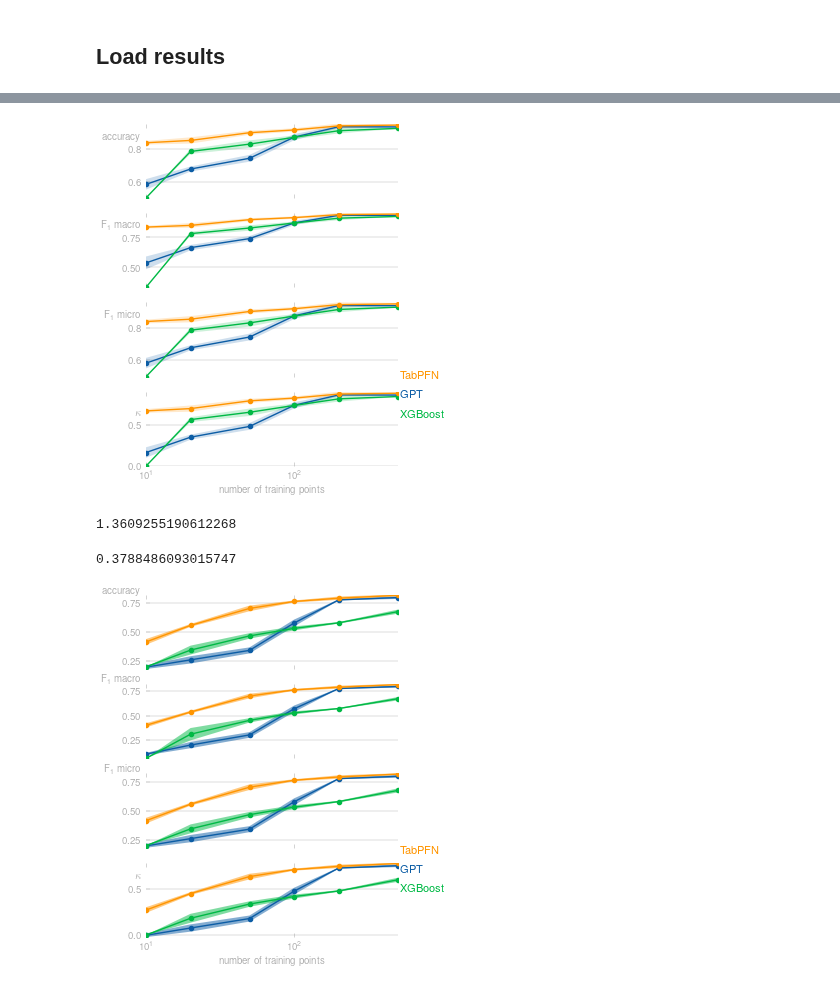
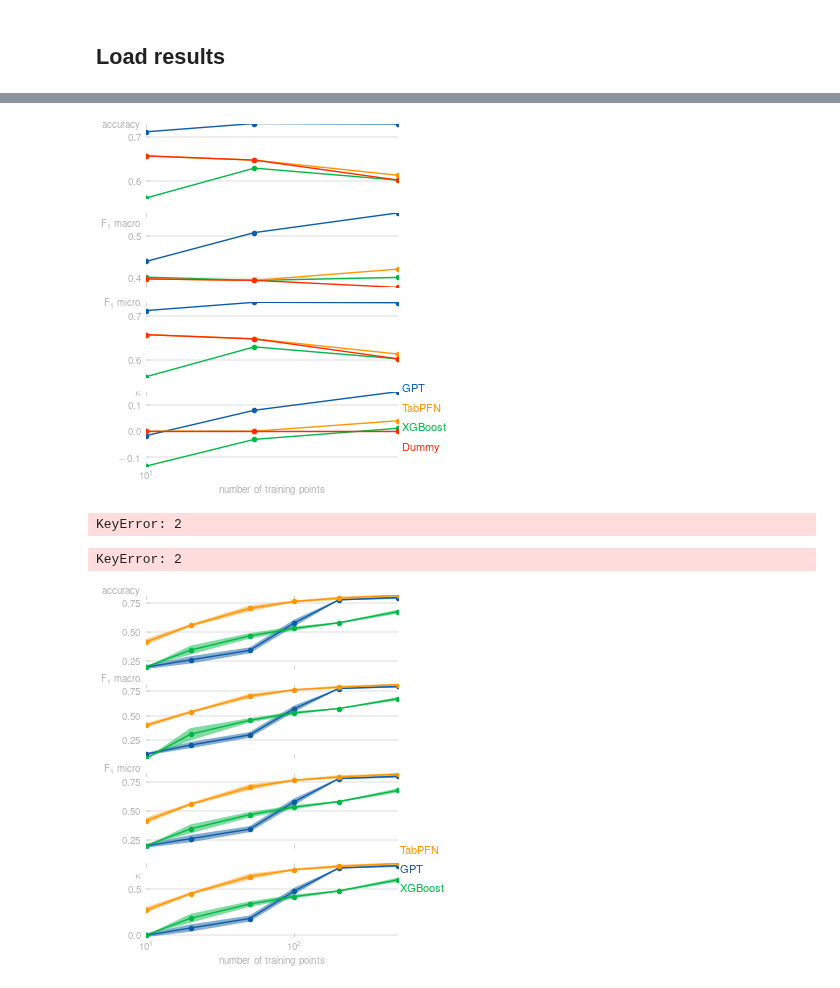
Before and after one commit to kjappelbaum/gptchem, a Jupyter notebook: experiments/03_classification/mof_solvent/balasz/plot_results.ipynb, the cells around one changed output, grey strips where cells are left out. Cells and saved outputs as stored; diff of their text form; code cells hidden in the pictures.

```diff
--- a/experiments/03_classification/mof_solvent/balasz/plot_results.ipynb
+++ b/experiments/03_classification/mof_solvent/balasz/plot_results.ipynb
@@ -50,6 +50,7 @@ all_out
 extracted_res = []
 xgboost_results = []
 tabpfn_results = []
+dummy_results = []
 
 for out in all_out:
     res = {
@@ -77,17 +78,29 @@ for out in all_out:
         "kappa": out["tabpfn_metrics"]["kappa"],
     }
 
+    dummy_res = {
+        "train_size": out["train_size"],
+        "accuracy": out["dummy_metrics"]["accuracy"],
+        "f1_macro": out["dummy_metrics"]["f1_macro"],
+        "f1_micro": out["dummy_metrics"]["f1_micro"],
+        "kappa": out["dummy_metrics"]["kappa"],
+    }
+
     extracted_res.append(res)
     xgboost_results.append(xgb_res)
     tabpfn_results.append(tabpfn_res)
+    dummy_results.append(dummy_res)
 # %%
 res = pd.DataFrame(extracted_res)
 xgboost_res = pd.DataFrame(xgboost_results)
 tabpfn_res = pd.DataFrame(tabpfn_results)
+dummy_res = pd.DataFrame(dummy_results)
 # %%
 grouped_res = res.groupby(["train_size"]).agg(["mean", "std", "count", sem])
 # %%
 grouped_xgboost_res = xgboost_res.groupby(["train_size"]).agg(["mean", "std", "count", sem])
+# %%
+grouped_dummy_res = dummy_res.groupby(["train_size"]).agg(["mean", "std", "count", sem])
 # %%
 grouped_tabpfn_res = tabpfn_res.groupby(["train_size"]).agg(["mean", "std", "count", sem])
 # %%
@@ -107,60 +149,75 @@ with plt.style.context(matplotx.styles.dufte):
 
     for i, metric in enumerate(["accuracy", "f1_macro", "f1_micro", "kappa"]):
         ax[i].plot(
-            grouped_res.loc[2, :].index,
-            grouped_res.loc[2, :][metric]["mean"],
+            grouped_res.loc[ :].index,
+            grouped_res.loc[:][metric]["mean"],
             marker="o",
             label="GPT",
         )
         ax[i].fill_between(
-            grouped_res.loc[2, :].index,
-            grouped_res.loc[2, :][metric]["mean"] - grouped_res.loc[2, :][metric]["sem"],
-            grouped_res.loc[2, :][metric]["mean"] + grouped_res.loc[2, :][metric]["sem"],
+            grouped_res.loc[ :].index,
+            grouped_res.loc[:][metric]["mean"] - grouped_res.loc[ :][metric]["sem"],
+            grouped_res.loc[ :][metric]["mean"] + grouped_res.loc[ :][metric]["sem"],
             alpha=0.2,
         )
 
         ax[i].plot(
-            grouped_xgboost_res.loc[2, :].index,
-            grouped_xgboost_res.loc[2, :][metric]["mean"],
+            grouped_xgboost_res.loc[ :].index,
+            grouped_xgboost_res.loc[ :][metric]["mean"],
             marker="o",
             label="XGBoost",
         )
         ax[i].fill_between(
-            grouped_xgboost_res.loc[2, :].index,
-            grouped_xgboost_res.loc[2, :][metric]["mean"]
-            - grouped_xgboost_res.loc[2, :][metric]["sem"],
-            grouped_xgboost_res.loc[2, :][metric]["mean"]
-            + grouped_xgboost_res.loc[2, :][metric]["sem"],
+            grouped_xgboost_res.loc[ :].index,
+            grouped_xgboost_res.loc[:][metric]["mean"]
+            - grouped_xgboost_res.loc[ :][metric]["sem"],
+            grouped_xgboost_res.loc[:][metric]["mean"]
+            + grouped_xgboost_res.loc[:][metric]["sem"],
             alpha=0.2,
         )
 
         ax[i].plot(
-            grouped_tabpfn_res.loc[2, :].index,
-            grouped_tabpfn_res.loc[2, :][metric]["mean"],
+            grouped_tabpfn_res.loc[ :].index,
+            grouped_tabpfn_res.loc[ :][metric]["mean"],
             marker="o",
             label="TabPFN",
         )
         ax[i].fill_between(
-            grouped_tabpfn_res.loc[2, :].index,
-            grouped_tabpfn_res.loc[2, :][metric]["mean"]
-            - grouped_tabpfn_res.loc[2, :][metric]["sem"],
-            grouped_tabpfn_res.loc[2, :][metric]["mean"]
-            + grouped_tabpfn_res.loc[2, :][metric]["sem"],
+            grouped_tabpfn_res.loc[ :].index,
+            grouped_tabpfn_res.loc[:][metric]["mean"]
+            - grouped_tabpfn_res.loc[ :][metric]["sem"],
+            grouped_tabpfn_res.loc[ :][metric]["mean"]
+            + grouped_tabpfn_res.loc[:][metric]["sem"],
+            alpha=0.2,
+        )
+
+        ax[i].plot(
+            grouped_dummy_res.loc[ :].index,
+            grouped_dummy_res.loc[ :][metric]["mean"],
+            marker="o",
+            label="Dummy",
+        )
+        ax[i].fill_between(
+            grouped_dummy_res.loc[ :].index,
+            grouped_dummy_res.loc[:][metric]["mean"]
+            - grouped_dummy_res.loc[ :][metric]["sem"],
+            grouped_dummy_res.loc[ :][metric]["mean"]
+            + grouped_dummy_res.loc[:][metric]["sem"],
             alpha=0.2,
         )
 
     matplotx.line_labels(ax[-1], fontsize=8)
     matplotx.ylabel_top("accuracy", ax=ax[0])
     matplotx.ylabel_top(r"F$_{1}$ macro", ax=ax[1])
     matplotx.ylabel_top(r"F$_{1}$ micro", ax=ax[2])
     matplotx.ylabel_top(r"$\kappa$", ax=ax[3])
     ax[-1].set_xlabel("number of training points", labelpad=4)
 
     ax[0].set_xscale("log")
 
-    fig.savefig("polymner-classification_results_2.pdf", bbox_inches="tight")
+    fig.savefig("mof_synthesizability-classification_results_2.pdf", bbox_inches="tight")
 # %% [output]
-[figure, old version]
+[figure, new version]
 # %%
 find_learning_curve_intersection(
     grouped_res.loc[2, :]["f1_macro"]["mean"].values[0],
@@ -170,7 +227,7 @@ find_learning_curve_intersection(
     )[0],
 ) / 10
 # %% [output]
-1.3609255190612268
+KeyError: 2
 # %%
 find_learning_curve_intersection(
     grouped_res.loc[2, :]["f1_macro"]["mean"].values[0],
@@ -180,7 +237,7 @@ find_learning_curve_intersection(
     )[0],
 ) / 10
 # %% [output]
-0.3788486093015747
+KeyError: 2
 # %%
 with plt.style.context(matplotx.styles.dufte):
     fig, ax = plt.subplots(
```
Also changed, not shown: parts of 5 cells of this notebook, 32 other files.
